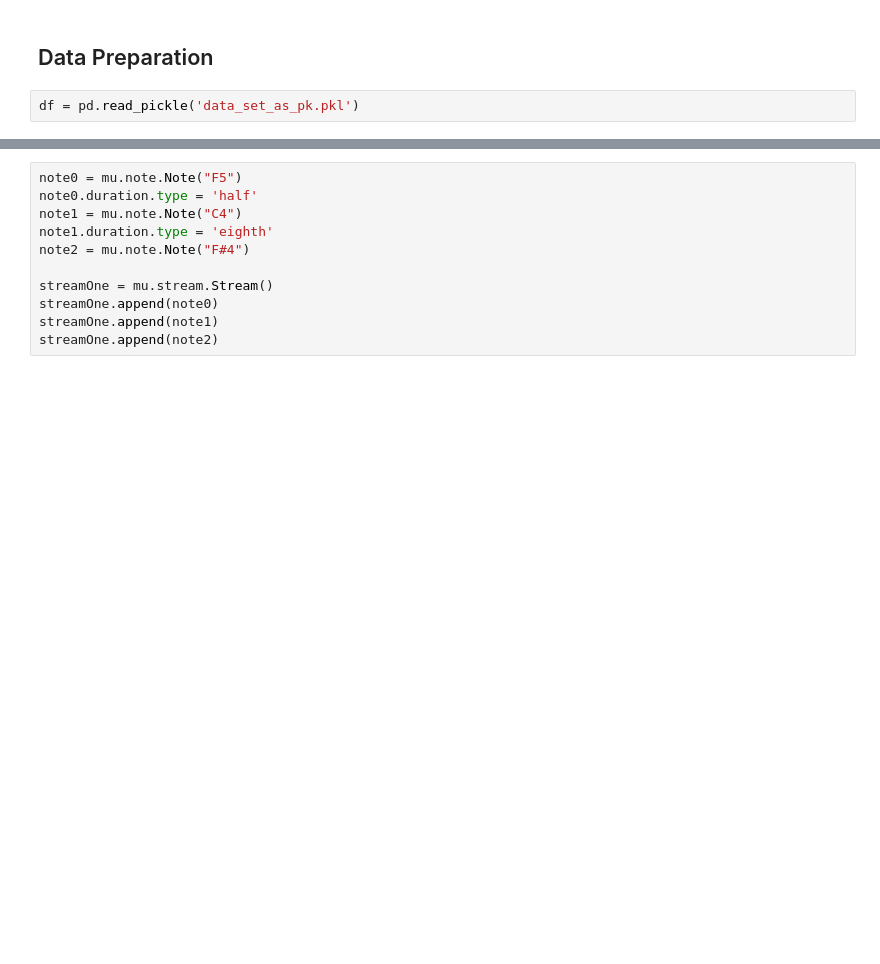
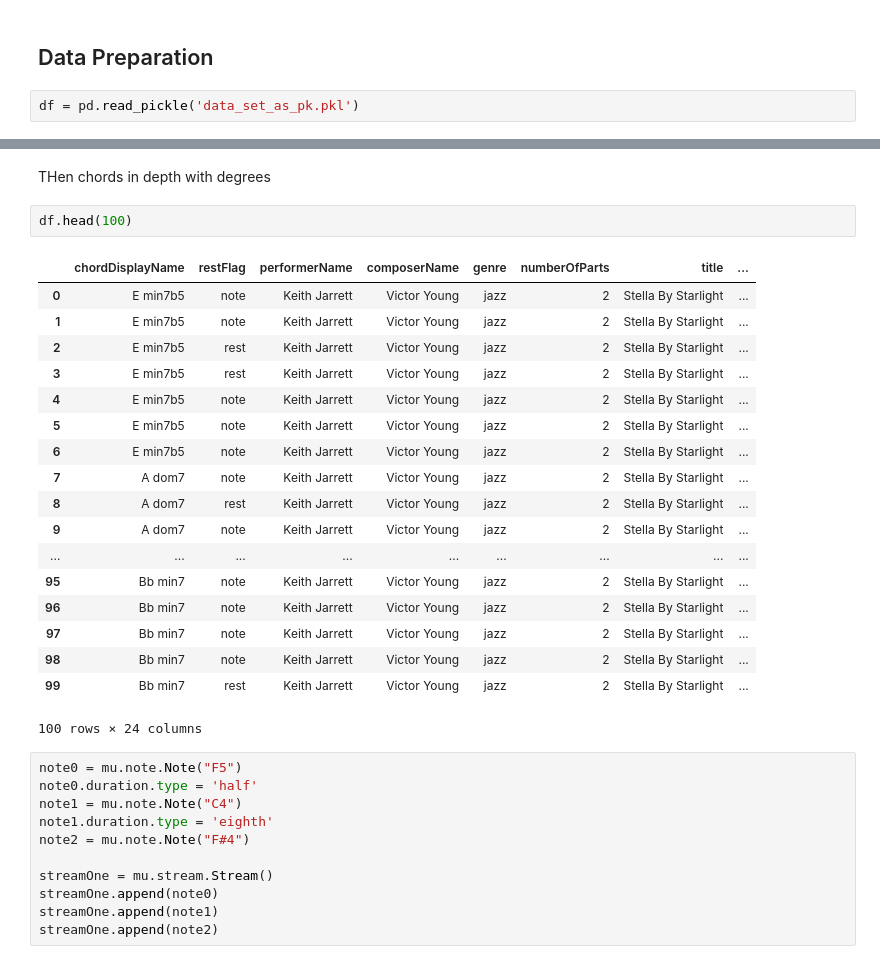
Before and after one commit to jgab3103/phd_code, a Jupyter notebook: Report 4.ipynb, the cells around one changed output, grey strips where cells are left out. Saved outputs shown, nothing was run; the diff lists cells and outputs as text; blank space fills up the shorter version.

```diff
--- a/Report 4.ipynb
+++ b/Report 4.ipynb
@@ -425,3 +60,26 @@ fiveNotePhraseValueCounts[fiveNotePhraseValueCounts['Value Counts'] > 10]
+# %% [markdown]
+<div>THen chords in depth with degrees </div>
+# %%
+df.head(100)
+# %% [output]
+|  | chordDisplayName | restFlag | performerName | composerName | genre | numberOfParts | title | ... |
+| 0 | E min7b5 | note | Keith Jarrett | Victor Young | jazz | 2 | Stella By Starlight | ... |
+| 1 | E min7b5 | note | Keith Jarrett | Victor Young | jazz | 2 | Stella By Starlight | ... |
+| 2 | E min7b5 | rest | Keith Jarrett | Victor Young | jazz | 2 | Stella By Starlight | ... |
+| 3 | E min7b5 | rest | Keith Jarrett | Victor Young | jazz | 2 | Stella By Starlight | ... |
+| 4 | E min7b5 | note | Keith Jarrett | Victor Young | jazz | 2 | Stella By Starlight | ... |
+| 5 | E min7b5 | note | Keith Jarrett | Victor Young | jazz | 2 | Stella By Starlight | ... |
+| 6 | E min7b5 | note | Keith Jarrett | Victor Young | jazz | 2 | Stella By Starlight | ... |
+| 7 | A dom7 | note | Keith Jarrett | Victor Young | jazz | 2 | Stella By Starlight | ... |
+| 8 | A dom7 | rest | Keith Jarrett | Victor Young | jazz | 2 | Stella By Starlight | ... |
+| 9 | A dom7 | note | Keith Jarrett | Victor Young | jazz | 2 | Stella By Starlight | ... |
+| ... | ... | ... | ... | ... | ... | ... | ... | ... |
+| 95 | Bb min7 | note | Keith Jarrett | Victor Young | jazz | 2 | Stella By Starlight | ... |
+| 96 | Bb min7 | note | Keith Jarrett | Victor Young | jazz | 2 | Stella By Starlight | ... |
+| 97 | Bb min7 | note | Keith Jarrett | Victor Young | jazz | 2 | Stella By Starlight | ... |
+| 98 | Bb min7 | note | Keith Jarrett | Victor Young | jazz | 2 | Stella By Starlight | ... |
+| 99 | Bb min7 | rest | Keith Jarrett | Victor Young | jazz | 2 | Stella By Starlight | ... |
+100 rows × 24 columns
 # %%
 note0 = mu.note.Note("F5")
 note0.duration.type = 'half'
```
Also changed, not shown: parts of 60 cells of this notebook, 1 other file.
